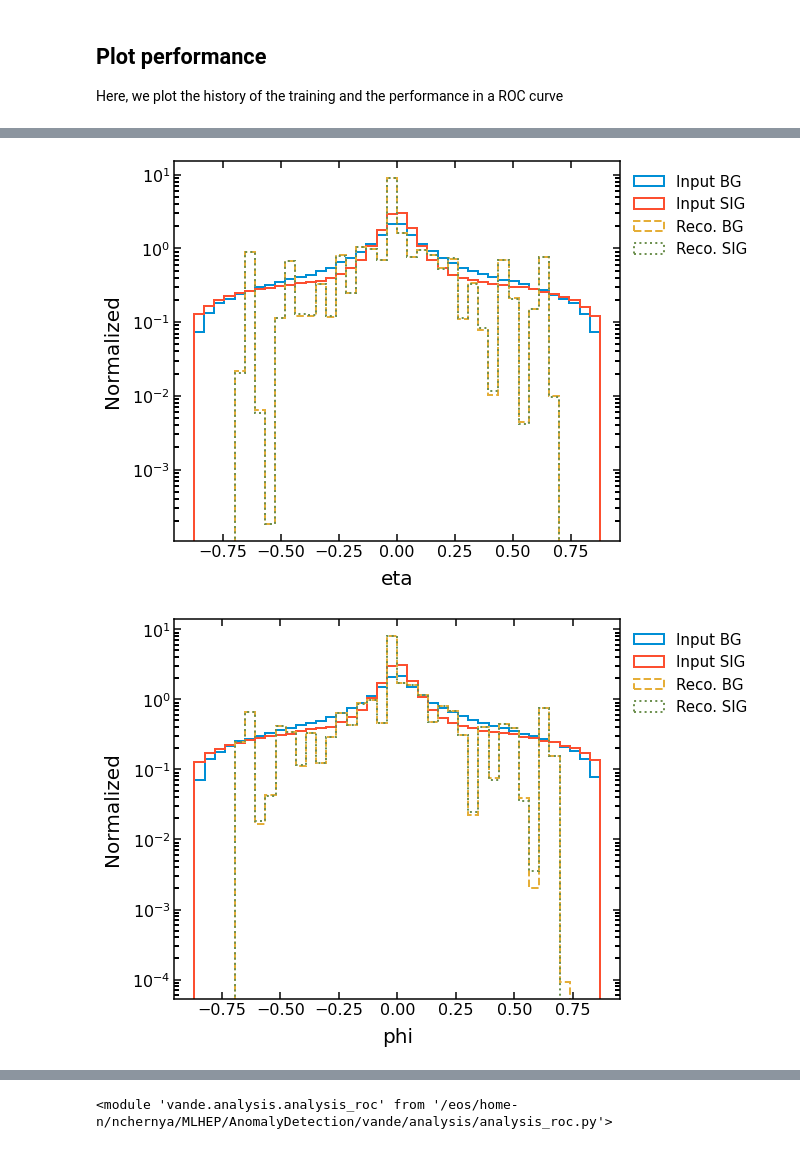
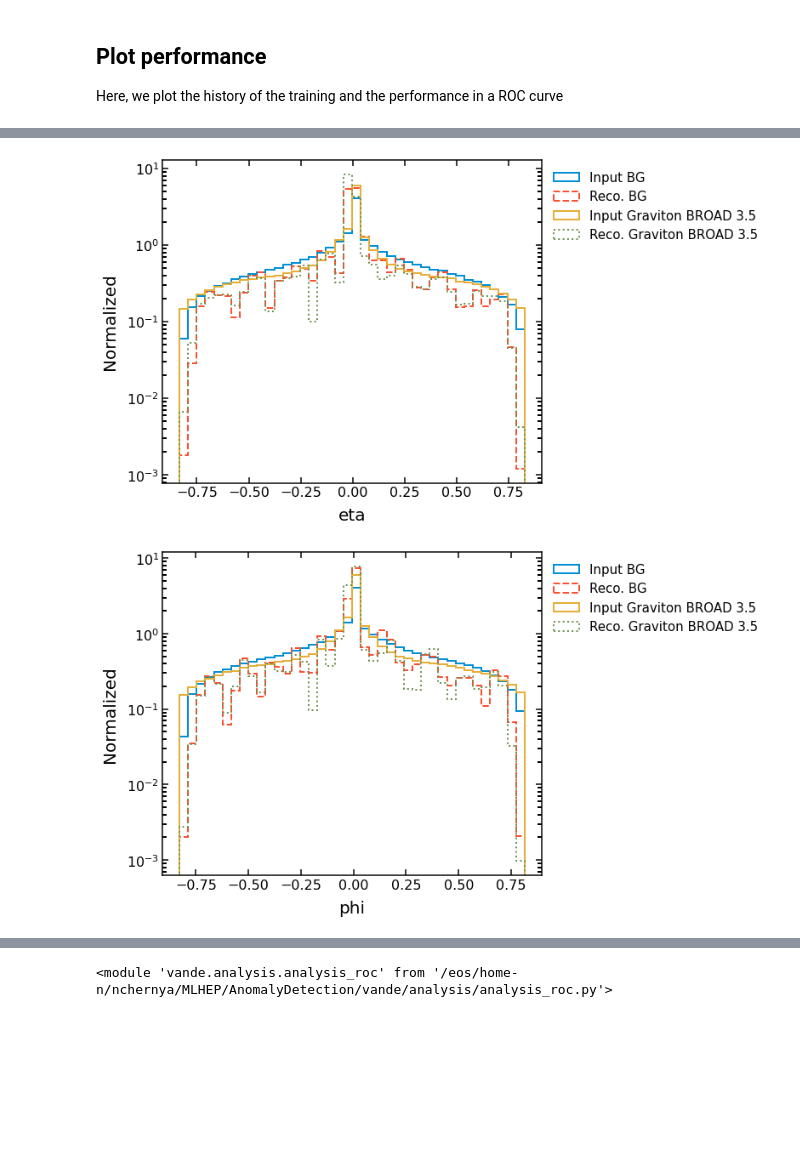
Before and after one commit to nadya-chernyavskaya/ADgvae, a Jupyter notebook: notebooks/EdgeGraphConvAE_offline.ipynb, the cells around one changed output, grey strips where cells are left out. Saved outputs shown, nothing was run; the diff lists cells and outputs as text; code cells hidden in the pictures; blank space fills up the shorter version.

```diff
--- a/notebooks/EdgeGraphConvAE_offline.ipynb
+++ b/notebooks/EdgeGraphConvAE_offline.ipynb
@@ -185,6 +183,6 @@ Here, we run the training.
 from tensorflow.keras.callbacks import EarlyStopping, ModelCheckpoint, ReduceLROnPlateau, TensorBoard
 import setGPU
 
-optim = Adam(learning_rate=0.001)
-ae.compile(optimizer=optim, run_eagerly=True)
-#vae.compile(optimizer=optim, run_eagerly=True)
+optim = Adam(learning_rate=0.01)
+model  = ae
+model.compile(optimizer=optim, run_eagerly=True)
@@ -209,11 +211,11 @@ print("point_feats shape= ",particles_bg.shape)
 print("edge_feats shape= ",edge_feats_train.shape)
 
 #vae or ae
-history = ae.fit((particles_bg, edge_feats_train) , particles_bg,
+history = model.fit((particles_bg, edge_feats_train) , particles_bg,
                     validation_data = ((particles_bg_valid, edge_feats_valid) , particles_bg_valid),
                     epochs=40,
                     batch_size=256,
                     verbose=1,
                     callbacks=[es,ls]) #,kl_beta_callback
-                   # callbacks=[es,ls,kl_beta_callback])
+                  #  callbacks=[es,ls,kl_beta_callback])
 # %% [output]
@@ -237,14 +239,16 @@ Epoch 00011: early stopping
 # %%
 diffs_bg_test = knn_diff(particles_bg_test,k) # (batch,constit,k_neighbour,feat_diff)
 edge_feats_bg_test = tf.reshape(diffs_bg_test,[-1,nodes_n,k*feat_sz])   # reshape edges (N,nconstit*K*nfeat)
-Y_bg_predict = ae.predict((particles_bg_test,edge_feats_bg_test))
+Y_bg_predict = model.predict((particles_bg_test,edge_feats_bg_test))
+#Y_bg_predict,_,_,_ = model.predict((particles_bg_test,edge_feats_bg_test))
 
 particles_sig_dict['predicted'] = {}
 for sig in signal_types:
     particles_sig = particles_sig_dict[sig]
     diffs_sig = knn_diff(particles_sig,k) # (batch,constit,k_neighbour,feat_diff)
     edge_feats_sig = tf.reshape(diffs_sig,[-1,nodes_n,k*feat_sz])   # reshape edges (N,nconstit*K*nfeat
-    particles_sig_dict['predicted'][sig]= ae.predict((particles_sig,edge_feats_sig))
+    particles_sig_dict['predicted'][sig]= model.predict((particles_sig,edge_feats_sig))
+    #particles_sig_dict['predicted'][sig],_,_,_= model.predict((particles_sig,edge_feats_sig))
 
 #particles_sig = particles_sig_dict[signal_types[0]]
 #diffs_sig = knn_diff(particles_sig,k) # (batch,constit,k_neighbour,feat_diff)
@@ -266,12 +270,12 @@ particles_sig_dict['loss'] = {}
 for sig in signal_types:
     particles_sig_dict['loss'][sig] = losses.threeD_loss_manual(particles_sig_dict[sig],particles_sig_dict['predicted'][sig])
 # %%
-figures_save = 'reco_edgeconv_vae_latent5'
+figures_save = 'reco_edgeconv_ae_latent5'
 fig_dir = '/eos/user/n/nchernya/MLHEP/AnomalyDetection/ADgvae/figs/'
 
 plt.style.use('/eos/user/n/nchernya/MLHEP/AnomalyDetection/ADgvae/utils/adfigstyle.mplstyle')
 
-max_score = np.quantile(loss_sig,0.99)#,np.max(loss_bg_dist))
+max_score = 1.2*np.quantile(loss_bg,0.99)
 min_score = np.min(loss_bg)#,np.max(loss_bg_dist))
 bins = 30
 # plot BG
@@ -293,24 +297,25 @@ plt.show()
 # %%
 plt.style.use('/eos/user/n/nchernya/MLHEP/AnomalyDetection/ADgvae/utils/adfigstyle.mplstyle')
 for i in range(0,len(feats)):
     #xmin = np.quantile(particles_bg[:,:,i].flatten(),0.)
     #xmax = np.quantile(particles_bg[:,:,i].flatten(),1)
     xmin = np.min([np.min(particles_bg[:,:,i].flatten()),np.min(Y_bg_predict[:,:,i].flatten())])
     xmax = np.max([np.max(particles_bg[:,:,i].flatten()),np.max(Y_bg_predict[:,:,i].flatten())])
     n_bins = 40
     plot_range = (xmin,xmax)
     plt.figure()
     _,bins,_ = plt.hist(particles_bg_test[:,:,i].flatten(), bins=n_bins, range = plot_range,label='Input BG', density=True, histtype='step', fill=False, linewidth=2)
-    _,_,_ = plt.hist(particles_sig[:,:,i].flatten(), bins=bins, label='Input SIG',density=True, histtype='step', fill=False, linewidth=2)
     _,_,_ = plt.hist(Y_bg_predict[:,:,i].flatten(), bins=bins, label='Reco. BG', linestyle='--',density=True, histtype='step', fill=False, linewidth=2)
-    _,_,_ = plt.hist(Y_sig_predict[:,:,i].flatten(), bins=bins, label='Reco. SIG', linestyle=':',density=True, histtype='step', fill=False, linewidth=2)
+    for sig in signal_types[1:2]:
+        _,_,_ = plt.hist(particles_sig_dict[sig][:,:,i].flatten(), bins=bins, label='Input '+sig,density=True, histtype='step', fill=False, linewidth=2)
+        _,_,_ = plt.hist(particles_sig_dict['predicted'][sig][:,:,i].flatten(), bins=bins, label='Reco. '+sig, linestyle=':',density=True, histtype='step', fill=False, linewidth=2)
     plt.xlabel(feats[i])
     plt.ylabel("Normalized")
     plt.legend(bbox_to_anchor=(1., 1.),fontsize=15)
     plt.semilogy()
     savename = fig_dir+'{}_{}.pdf'.format(feats[i],figures_save)
     plt.savefig(savename)
     plt.show()
 # %% [output]
-[figure, old version]
+[figure, new version]
-[figure, old version]
+[figure, new version]
```
Also changed, not shown: parts of 13 cells of this notebook, 6 other files.
